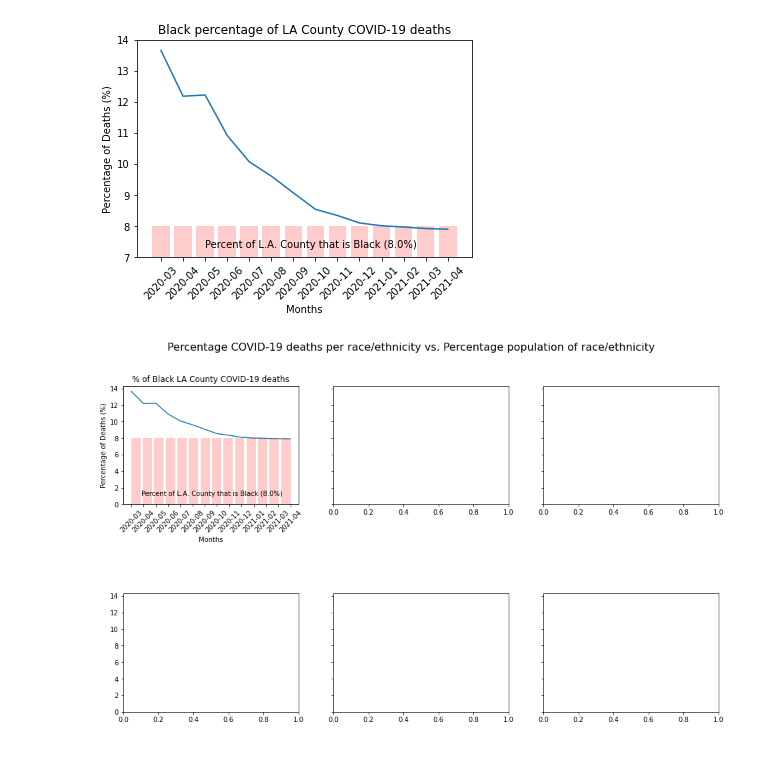
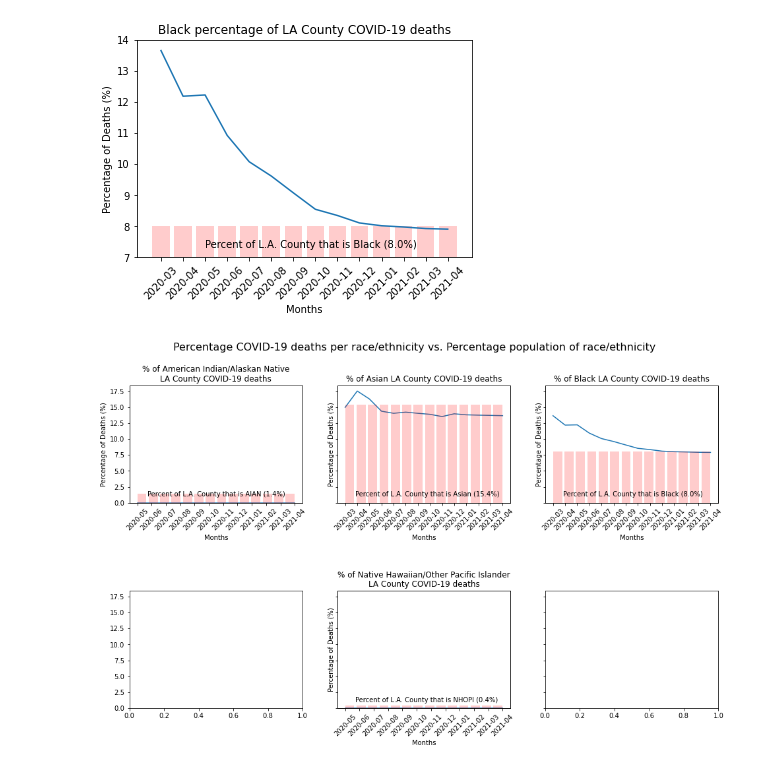
Before and after one commit to kevogil/covid-analysis, a Jupyter notebook: Notebooks/Analysis_And_Visualizations/percentage_deaths_vs_population_percentage.ipynb, the cells around one changed output. Cells and saved outputs as stored; diff of their text form; code cells hidden in the pictures.

Commit message:
Add case and death statistics for NHOPI

```diff
--- a/Notebooks/Analysis_And_Visualizations/percentage_deaths_vs_population_percentage.ipynb
+++ b/Notebooks/Analysis_And_Visualizations/percentage_deaths_vs_population_percentage.ipynb
@@ -101,6 +101,9 @@ Reported Los Angeles Cases: 1211222 | Reported Los Angeles deaths: 23152
 | 2021-02 | 794 | 22938 |
 | 2021-03 | 158 | 23096 |
 | 2021-04 | 56 | 23152 |
+# %%
+# Find index label for last row of dataframe
+last_row = los_angeles_deaths_by_month_df.index.to_list()[-1]
 # %%
 los_angeles_case_surveillance_df[["current_status", "race/ethnicity"]].groupby(by="race/ethnicity").count()
 # %% [output]
@@ -185,6 +188,9 @@ Reported American Indian & Alaska Native Los Angeles Cases: 4599 | Reported Amer
 los_angeles_and_aian_deaths_df = pd.DataFrame(los_angeles_deaths_by_month_df.merge(right=aian_los_angeles_deaths_by_month_df,
                                      how="outer",
                                      on="case_month"))
+
+# Make dates uniform across dataframes
+los_angeles_and_aian_deaths_df = pd.DataFrame(los_angeles_and_aian_deaths_df.truncate(after=last_row))
 
 # Fill NaN values for cumulative AIAN patient deaths
 los_angeles_and_aian_deaths_df["cumulative_aian_la_deaths"].fillna(method='ffill', inplace=True)
@@ -197,5 +203,8 @@ percentage_deaths_aian_los_angeles = round((cumulative_aian_la_deaths_series / c
 # Add the percenage of AIAN patient deaths to dataframe
 los_angeles_and_aian_deaths_df["percentage_deaths_aian"] = percentage_deaths_aian_los_angeles
 
+# Fill NaN values with 0
+los_angeles_and_aian_deaths_df = pd.DataFrame(los_angeles_and_aian_deaths_df.fillna(value=0))
+
 # Display dataframe
 los_angeles_and_aian_deaths_df
@@ -460,3 +530,14 @@ la_percent_white = los_angeles_stats_df.loc["Pop % Non-Hispanic White"].iloc[0]
+# %%
+# Set variable for months tracked for x-axis
+months = los_angeles_deaths_by_month_df.index.tolist()
+
+# Set variables for population percentage of each race/ethnicity
+la_percent_aian = los_angeles_stats_df.loc["Pop % American Indian & Alaska Native"].iloc[0]
+la_percent_asian = los_angeles_stats_df.loc["Pop % Asian"].iloc[0]
+la_percent_black = los_angeles_stats_df.loc["Pop % Non-Hispanic Black"].iloc[0]
+la_percent_hispanic = los_angeles_stats_df.loc["Pop % Hispanic"].iloc[0]
+la_percent_nhopi = los_angeles_stats_df.loc["Pop % Native Hawaiian/Other Pacific Islander"].iloc[0]
+la_percent_white = los_angeles_stats_df.loc["Pop % Non-Hispanic White"].iloc[0]
 # %%
 plt.plot(months, percentage_deaths_black_los_angeles)
 plt.xticks(rotation=45)
@@ -476,30 +557,76 @@ plt.show()
 # %%
 fig, ((ax1, ax2, ax3), (ax4, ax5, ax6)) = plt.subplots(nrows=2, ncols=3, sharey=True, figsize=(16,9), gridspec_kw={'hspace': .75})
 
 fig.figsize=(15,9)
 fig.suptitle("Percentage COVID-19 deaths per race/ethnicity vs. Percentage population of race/ethnicity", size=16)
 
 la_aian_percent_deaths_fig = ax1
 la_asian_percent_deaths_fig = ax2
 la_black_percent_deaths_fig = ax3
 la_hispanic_percent_deaths_fig = ax4
 la_nhopi_percent_deaths_fig = ax5
 la_white_percent_deaths_fig = ax6
 
-# la_black_percent_deaths_fig.subplot(1, 3, 1)
+# Subplot showing percentage of COVID-19 deaths that are AIAN patients and AIAN Los Angeles County population percentage
+# Lineplot showing percentage of COVID-19 deaths that are AIAN patients
+la_aian_percent_deaths_fig.set_title("% of American Indian/Alaskan Native\nLA County COVID-19 deaths")
+la_aian_percent_deaths_fig.plot(months, percentage_deaths_aian_los_angeles)
+la_aian_percent_deaths_fig.set_xticklabels(labels=months,rotation=45)
+la_aian_percent_deaths_fig.set_xlabel(xlabel="Months")
+la_aian_percent_deaths_fig.set_ylabel(ylabel="Percentage of Deaths (%)")
+
+# Barplot showing percentage of Los Angeles County population that is AIAN
+la_aian_percent_fig = la_aian_percent_deaths_fig.twiny()
+la_aian_percent_fig.bar(x=months, height=[la_percent_aian], color="red", alpha=.2)
+la_aian_percent_fig.set_xticks([])
+la_aian_percent_fig.text(.5, 1, f"Percent of L.A. County that is AIAN ({la_percent_aian}%)", color='black')
+
+
+# Subplot showing percentage of COVID-19 deaths that are Asian patients and Asian Los Angeles County population percentage
+# Lineplot showing percentage of COVID-19 deaths that are Asian patients
+la_asian_percent_deaths_fig.set_title("% of Asian LA County COVID-19 deaths")
+la_asian_percent_deaths_fig.plot(months, percentage_deaths_asian_los_angeles)
+la_asian_percent_deaths_fig.set_xticklabels(labels=months,rotation=45)
+la_asian_percent_deaths_fig.set_xlabel(xlabel="Months")
+la_asian_percent_deaths_fig.set_ylabel(ylabel="Percentage of Deaths (%)")
+
+# Barplot showing percentage of Los Angeles County population that is Asian
+la_asian_percent_fig = la_asian_percent_deaths_fig.twiny()
+la_asian_percent_fig.bar(x=months, height=[la_percent_asian], color="red", alpha=.2)
+la_asian_percent_fig.set_xticks([])
+la_asian_percent_fig.text(.5, 1, f"Percent of L.A. County that is Asian ({la_percent_asian}%)", color='black')
+
+
+# Subplot showing percentage of COVID-19 deaths that are Black patients and Black Los Angeles County population percentage
+# Lineplot showing percentage of COVID-19 deaths that are Black patients
 la_black_percent_deaths_fig.set_title("% of Black LA County COVID-19 deaths")
-la_black_percent_deaths_fig.plot(black_deaths_months, percentage_deaths_black_los_angeles)
-la_black_percent_deaths_fig.set_xticklabels(labels=black_deaths_months,rotation=45)
+la_black_percent_deaths_fig.plot(months, percentage_deaths_black_los_angeles)
+la_black_percent_deaths_fig.set_xticklabels(labels=months,rotation=45)
 la_black_percent_deaths_fig.set_xlabel(xlabel="Months")
 la_black_percent_deaths_fig.set_ylabel(ylabel="Percentage of Deaths (%)")
-# la_black_percent_deaths_fig.set_ylim([7,14])
 
+# Barplot showing percentage of Los Angeles County population that is Black
 la_black_percent_fig = la_black_percent_deaths_fig.twiny()
 la_black_percent_fig.bar(x=months, height=[la_percent_black], color="red", alpha=.2)
 la_black_percent_fig.set_xticks([])
 la_black_percent_fig.text(.5, 1, f"Percent of L.A. County that is Black ({la_percent_black}%)", color='black')
-# la_black_percent_fig.set_ylabel(ylabel="Percent of L.A. County that is Black")
+
+
+# Subplot showing percentage of COVID-19 deaths that are NHOPI patients and Black Los Angeles County population percentage
+# Lineplot showing percentage of COVID-19 deaths that are NHOPI patients
+la_nhopi_percent_deaths_fig.set_title("% of Native Hawaiian/Other Pacific Islander\nLA County COVID-19 deaths")
+la_nhopi_percent_deaths_fig.plot(months, percentage_deaths_nhopi_los_angeles)
+la_nhopi_percent_deaths_fig.set_xticklabels(labels=months,rotation=45)
+la_nhopi_percent_deaths_fig.set_xlabel(xlabel="Months")
+la_nhopi_percent_deaths_fig.set_ylabel(ylabel="Percentage of Deaths (%)")
+
+# Barplot showing percentage of Los Angeles County population that is NHOPI
+la_nhopi_percent_fig = la_nhopi_percent_deaths_fig.twiny()
+la_nhopi_percent_fig.bar(x=months, height=[la_percent_nhopi], color="red", alpha=.2)
+la_nhopi_percent_fig.set_xticks([])
+la_nhopi_percent_fig.text(.5, 1, f"Percent of L.A. County that is NHOPI ({la_percent_nhopi}%)", color='black')
+
 
 plt.show()
 # %% [output]
-[figure, old version]
+[figure, new version]
```
Also changed, not shown: parts of 20 cells of this notebook.
